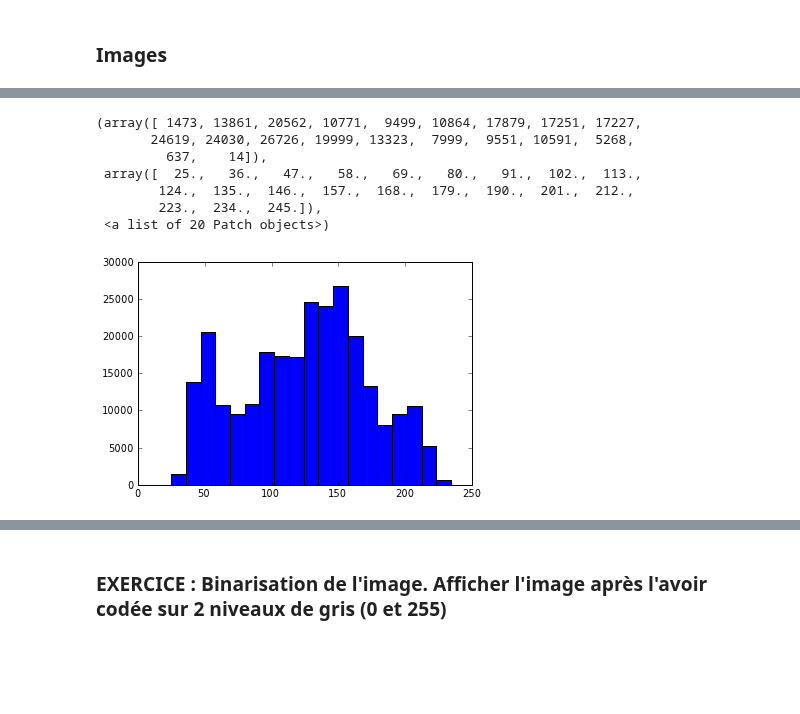
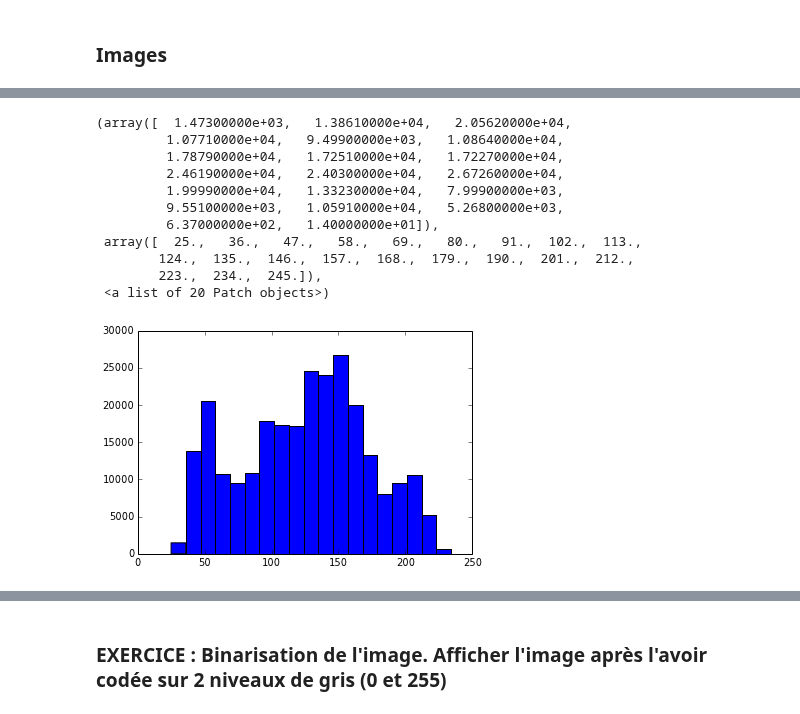
Before and after one commit to agramfort/liesse_telecom_paristech_python, a Jupyter notebook: 3-Scipy.ipynb, the cells around one changed output, grey strips where cells are left out. Drawn from its saved outputs; the diff is of its cells as text; code cells hidden in the pictures; blank space fills up the shorter version.

```diff
--- a/3-Scipy.ipynb
+++ b/3-Scipy.ipynb
@@ -524,14 +494,18 @@ pl.show()
 # %%
-pl.hist(img.reshape(img.size),20)
+plt.hist(img.reshape(img.size),20)
 # %% [output]
-(array([ 1473, 13861, 20562, 10771,  9499, 10864, 17879, 17251, 17227,
-       24619, 24030, 26726, 19999, 13323,  7999,  9551, 10591,  5268,
-         637,    14]),
+(array([  1.47300000e+03,   1.38610000e+04,   2.05620000e+04,
+         1.07710000e+04,   9.49900000e+03,   1.08640000e+04,
+         1.78790000e+04,   1.72510000e+04,   1.72270000e+04,
+         2.46190000e+04,   2.40300000e+04,   2.67260000e+04,
+         1.99990000e+04,   1.33230000e+04,   7.99900000e+03,
+         9.55100000e+03,   1.05910000e+04,   5.26800000e+03,
+         6.37000000e+02,   1.40000000e+01]),
  array([  25.,   36.,   47.,   58.,   69.,   80.,   91.,  102.,  113.,
         124.,  135.,  146.,  157.,  168.,  179.,  190.,  201.,  212.,
         223.,  234.,  245.]),
  <a list of 20 Patch objects>)
-[figure, old version]
+[figure, new version]
 # %%
 print type(img)
 print img.shape
```
Also changed, not shown: parts of 42 cells of this notebook, 4 other files.
